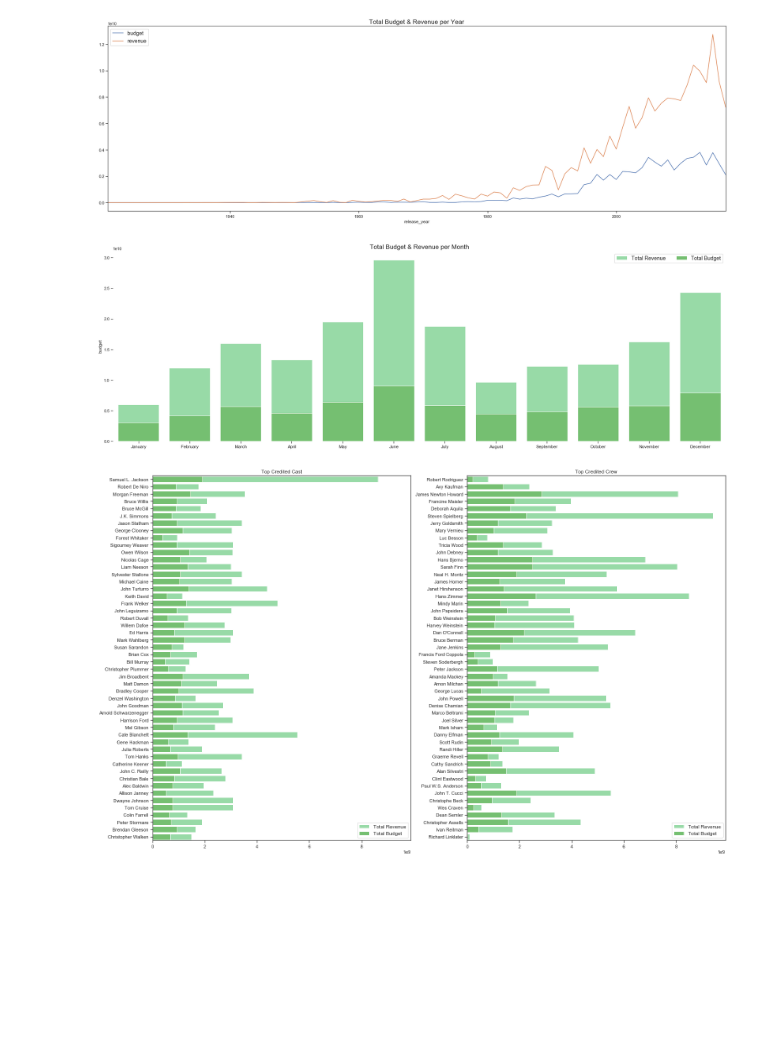
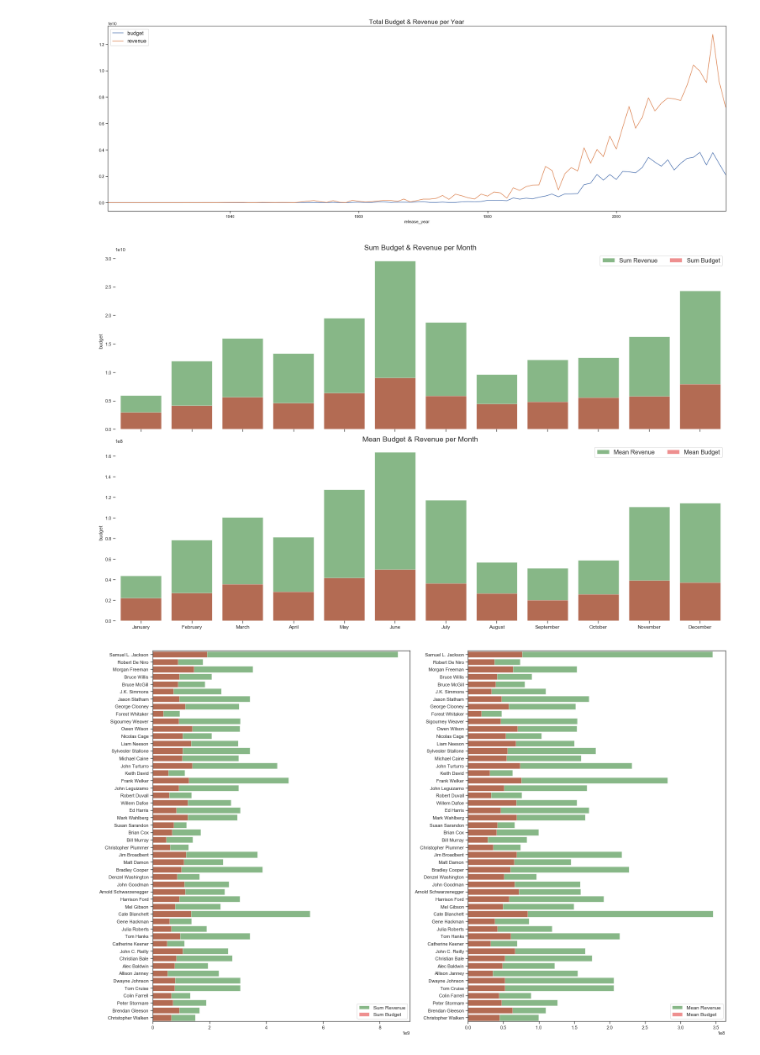
Before and after one commit to robert-myers/tmdb-box-office-prediction, a Jupyter notebook: Untitled.ipynb, the cells around one changed output. Saved outputs shown, nothing was run; the diff lists cells and outputs as text; code cells hidden in the pictures; blank space fills up the shorter version.

```diff
--- a/Untitled.ipynb
+++ b/Untitled.ipynb
@@ -74,5 +75,12 @@ train_df["adjusted_roi"] = train_df["revenue"] / (train_df["budget"] * 2)
 
 train_df["release_year"] = train_df["release_date"].map(lambda x: x.year)
 train_df["release_month"] = train_df["release_date"].map(lambda x: x.month)
-train_df["release_day"] = train_df["release_date"].map(lambda x: x.day)
+# train_df["release_day"] = train_df["release_date"].map(lambda x: x.day)
+train_df["release_day_of_week"] = train_df["release_date"].dt.dayofweek
+
+# min_max_scaler
+train_df["normalized_popularity"] = preprocessing.MinMaxScaler().fit_transform(np.array(train_df["popularity"]).reshape((-1,1)))
+train_df["normalized_budget"] = preprocessing.MinMaxScaler().fit_transform(np.array(train_df["budget"]).reshape((-1,1)))
+train_df["normalized_runtime"] = preprocessing.MinMaxScaler().fit_transform(np.array(train_df["runtime"]).reshape((-1,1)))
+train_df["normalized_revenue"] = preprocessing.MinMaxScaler().fit_transform(np.array(train_df["revenue"]).reshape((-1,1)))
 # %% [markdown]
@@ -205,29 +226,41 @@ plt.tight_layout()
 # %%
 pd.reset_option("display.float_format")
 # %%
-fig, ax = plt.subplots(figsize=(24,8), sharex=True, sharey=True)
+fig, (ax1, ax2) = plt.subplots(nrows=2, ncols=1, figsize=(21,13), sharex=True, sharey=False)
 
-# train_df[["release_month", "budget", "revenue"]].groupby("release_month").sum().plot(ax=ax)
+data1 = train_df[["release_month", "budget", "revenue"]].groupby("release_month").sum()
 
-data = train_df[["release_month", "budget", "revenue"]].groupby("release_month").sum()
+sns.set_color_codes("colorblind")
+sns.barplot(x=list(range(12)), y="revenue", data=data1, ax=ax1, label="Sum Revenue", color="green", alpha=0.5)
 
-sns.set_color_codes("pastel")
-sns.barplot(x=list(range(12)), y="revenue", data=data, ax=ax, label="Total Revenue", color="g")
+sns.barplot(x=list(range(12)), y="budget", data=data1, ax=ax1, label="Sum Budget", color="red", alpha=0.5)
 
-sns.set_color_codes("muted")
-sns.barplot(x=list(range(12)), y="budget", data=data, ax=ax, label="Total Budget", color="g")
+ax1.set_xticks(range(12))
+ax1.set_xticklabels(calendar.month_name[1:], fontsize="large")
 
-ax.set_xticks(range(12))
-ax.set_xticklabels(calendar.month_name[1:], fontsize="large")
+ax1.set_title("Sum Budget & Revenue per Month", fontsize="xx-large")
 
-# ax.set_yticks(range(30))
-# ax.set_yticklabels(range(1,31))
+ax1.legend(ncol=2, frameon=True, fontsize="x-large")
+sns.despine(left=True, bottom=True)
 
-ax.set_title("Total Budget & Revenue per Month", fontsize="xx-large")
+########
 
-ax.legend(ncol=2, frameon=True, fontsize="x-large")
+data2 = train_df[["release_month", "budget", "revenue"]].groupby("release_month").mean()
+
+sns.set_color_codes("colorblind")
+sns.barplot(x=list(range(12)), y="revenue", data=data2, ax=ax2, label="Mean Revenue", color="green", alpha=0.5)
+
+# sns.set_color_codes("muted")
+sns.barplot(x=list(range(12)), y="budget", data=data2, ax=ax2, label="Mean Budget", color="red", alpha=0.5)
+
+ax2.set_xticks(range(12))
+ax2.set_xticklabels(calendar.month_name[1:], fontsize="large")
+
+ax2.set_title("Mean Budget & Revenue per Month", fontsize="xx-large")
+
+ax2.legend(ncol=2, frameon=True, fontsize="x-large")
 sns.despine(left=True, bottom=True)
 
 plt.tight_layout()
 # %% [output]
-[figure, old version]
+[figure, new version]
@@ -325,27 +408,21 @@ def box_office_from_search(category, agg="sum",top=21, data_to_find=top_counts_d
 # %%
-fig, axes = plt.subplots(nrows=1, ncols=2, figsize=(21, 13), sharex=True)
+fig, axes = plt.subplots(nrows=1, ncols=2, figsize=(21, 13), sharex=False)
 ax1, ax2 = axes
 
-top_50_actor_names, top_50_actor_budgets, top_50_actor_revenues, top_50_actor_nets = box_office_from_search("cast", top=50)
+barplot_movies("cast", agg="sum", ax=ax1, top=50)
 
-sns.set_color_codes("pastel")
-sns.barplot(x=top_50_actor_revenues, y=list(range(50)), orient="h", ax=ax1, color="g", label="Total Revenue")
-sns.set_color_codes("muted")
-sns.barplot(x=top_50_actor_budgets, y=list(range(50)), orient="h", ax=ax1, color="g", label="Total Budget")
-ax1.set_title("Top Credited Cast")
-ax1.set_yticklabels(top_50_actor_names)
-ax1.legend(frameon=True, fontsize="large", loc="lower right")
+# top_50_actor_names, top_50_actor_budgets, top_50_actor_revenues, top_50_actor_nets = box_office_from_search("cast", top=50)
 
-crew_names, crew_budgets, crew_revenues, crew_nets = box_office_from_search("crew", top=50)
+# sns.set_color_codes("pastel")
+# sns.barplot(x=top_50_actor_revenues, y=list(range(50)), orient="h", ax=ax1, color="g", label="Total Revenue")
+# sns.set_color_codes("muted")
+# sns.barplot(x=top_50_actor_budgets, y=list(range(50)), orient="h", ax=ax1, color="g", label="Total Budget")
+# ax1.set_title("Top Credited Cast")
+# ax1.set_yticklabels(top_50_actor_names)
+# ax1.legend(frameon=True, fontsize="large", loc="lower right")
 
-sns.set_color_codes("pastel")
-sns.barplot(x=crew_revenues, y=list(range(50)), orient="h", ax=ax2, color="g", label="Total Revenue")
-sns.set_color_codes("muted")
-sns.barplot(x=crew_budgets, y=list(range(50)), orient="h", ax=ax2, color="g", label="Total Budget")
-ax2.set_yticklabels(crew_names)
-ax2.set_title("Top Credited Crew")
-ax2.legend(frameon=True, fontsize="large", loc="lower right")
+barplot_movies("cast", agg="mean", ax=ax2, top=50)
 
 plt.tight_layout()
 # %% [output]
-[figure, old version]
+[figure, new version]
```
Also changed, not shown: parts of 28 cells of this notebook.
